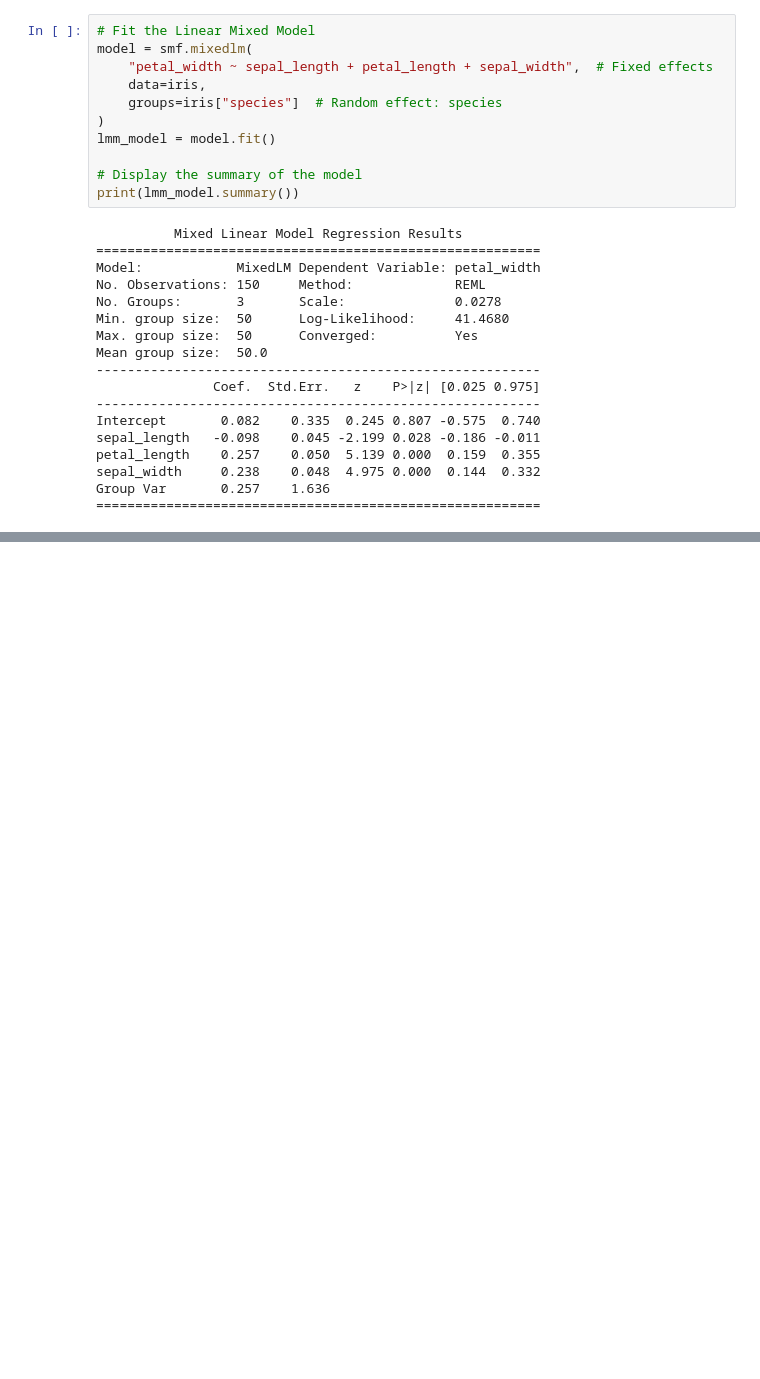
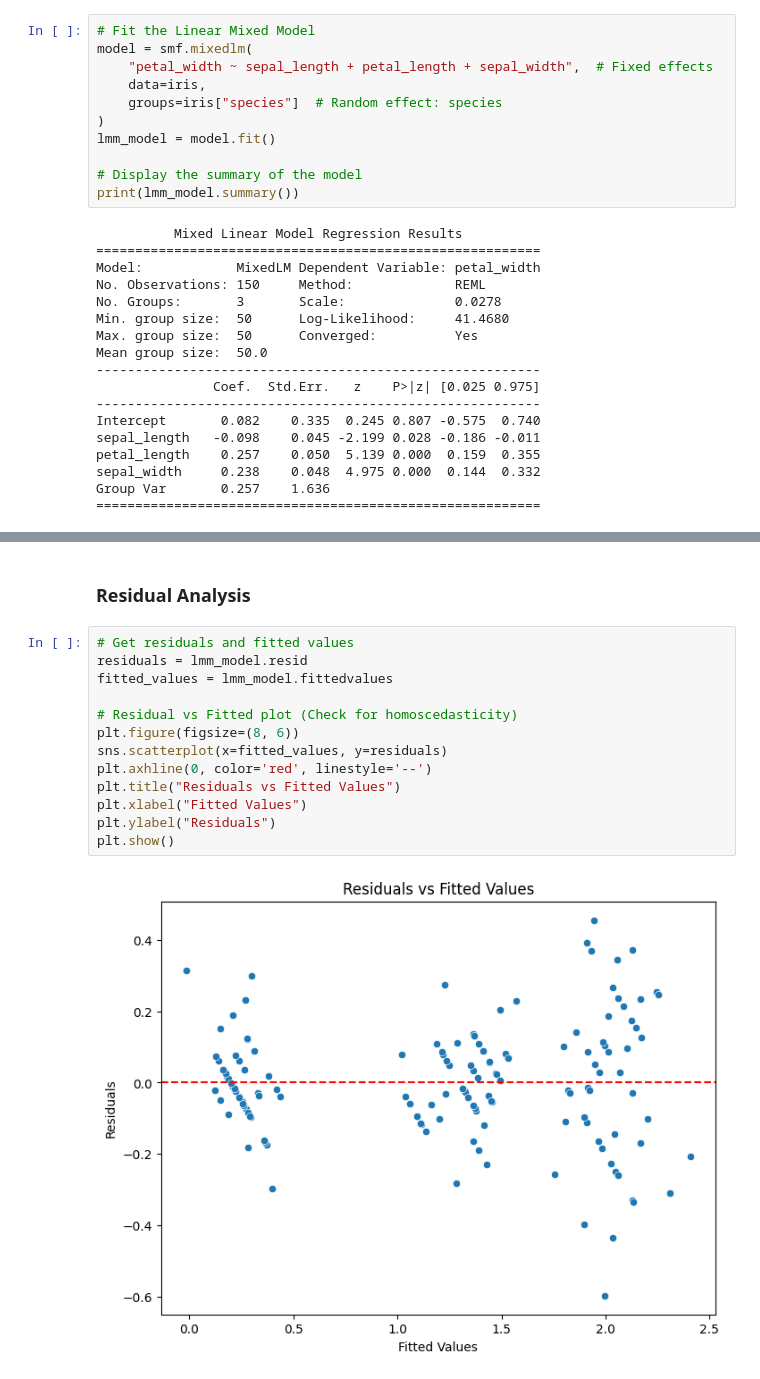
Before and after one commit to DegaregeN/LMM, a Jupyter notebook: LMM.ipynb, the cells around one changed output, grey strips where cells are left out. Cells and saved outputs as stored; diff of their text form; blank space fills up the shorter version.

```diff
--- a/LMM.ipynb
+++ b/LMM.ipynb
@@ -89,0 +124,17 @@ Length: 150, dtype: float64
+# %% [markdown]
+### Residual Analysis
+# %%
+# Get residuals and fitted values
+residuals = lmm_model.resid
+fitted_values = lmm_model.fittedvalues
+
+# Residual vs Fitted plot (Check for homoscedasticity)
+plt.figure(figsize=(8, 6))
+sns.scatterplot(x=fitted_values, y=residuals)
+plt.axhline(0, color='red', linestyle='--')
+plt.title("Residuals vs Fitted Values")
+plt.xlabel("Fitted Values")
+plt.ylabel("Residuals")
+plt.show()
+# %% [output]
+[figure, added]
```
Also changed, not shown: parts of 8 cells of this notebook.
